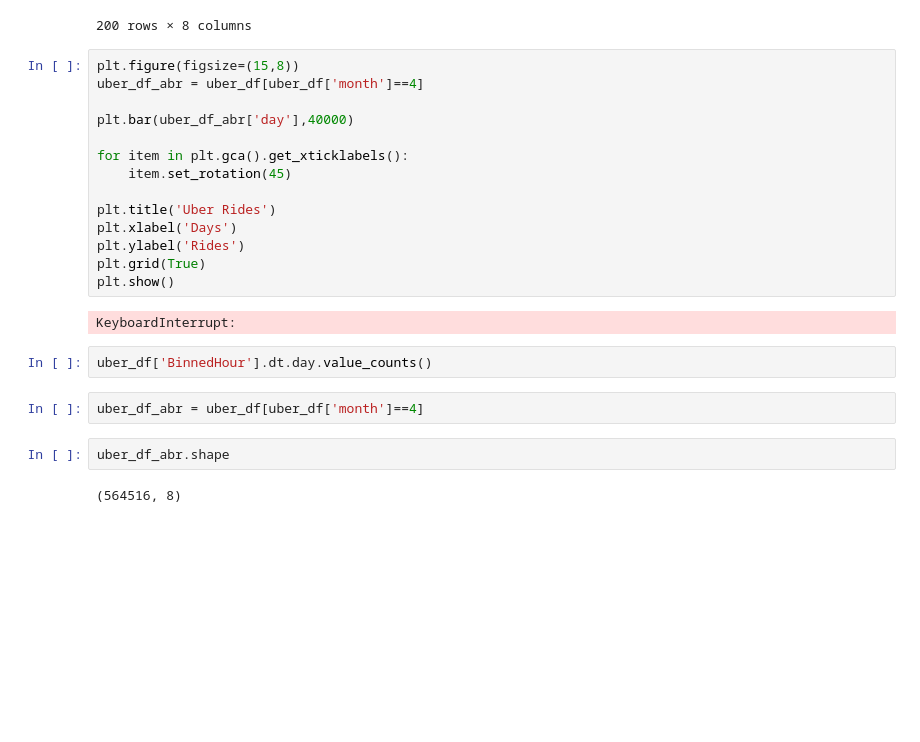
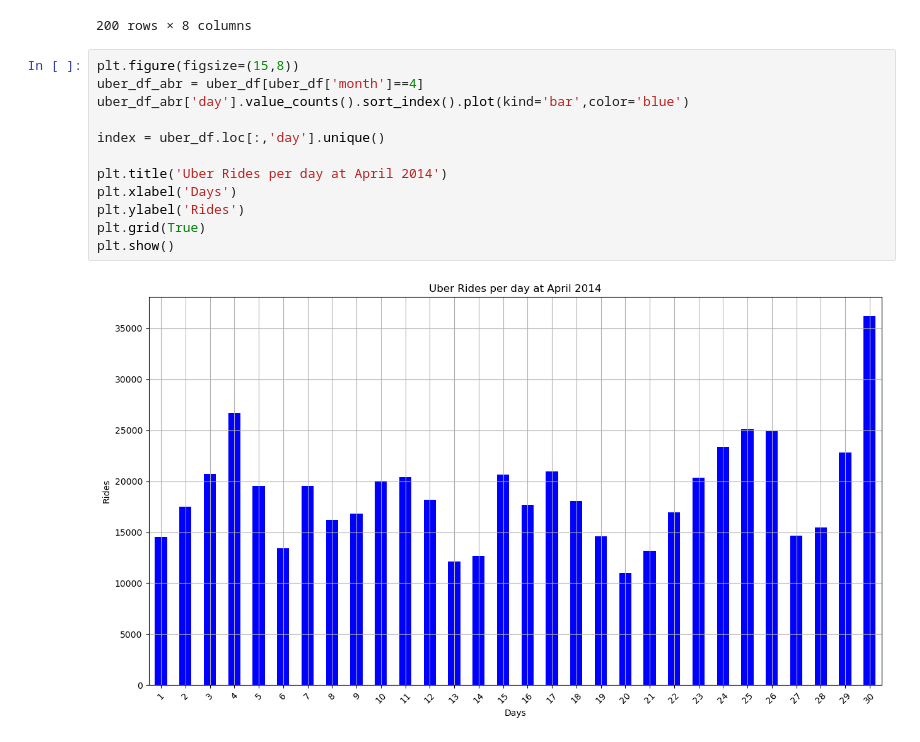
Before and after one commit to DVadeus/Uber, a Jupyter notebook: Notebook.ipynb, the cells around one changed output. Drawn from its saved outputs; the diff is of its cells as text; blank space fills up the shorter version.

```diff
--- a/Notebook.ipynb
+++ b/Notebook.ipynb
@@ -99,24 +100,14 @@ uber_df.head(200)
 # %%
 plt.figure(figsize=(15,8))
 uber_df_abr = uber_df[uber_df['month']==4]
+uber_df_abr['day'].value_counts().sort_index().plot(kind='bar',color='blue')
 
-plt.bar(uber_df_abr['day'],40000)
+index = uber_df.loc[:,'day'].unique()
 
-for item in plt.gca().get_xticklabels():
-    item.set_rotation(45)
-
-plt.title('Uber Rides')
+plt.title('Uber Rides per day at April 2014')
 plt.xlabel('Days')
 plt.ylabel('Rides')
 plt.grid(True)
 plt.show()
 # %% [output]
-KeyboardInterrupt:
+[figure, added]
-# %%
-uber_df['BinnedHour'].dt.day.value_counts()
-# %%
-uber_df_abr = uber_df[uber_df['month']==4]
-# %%
-uber_df_abr.shape
-# %% [output]
-(564516, 8)
```
Also changed, not shown: parts of 3 cells of this notebook, 1 other file.
